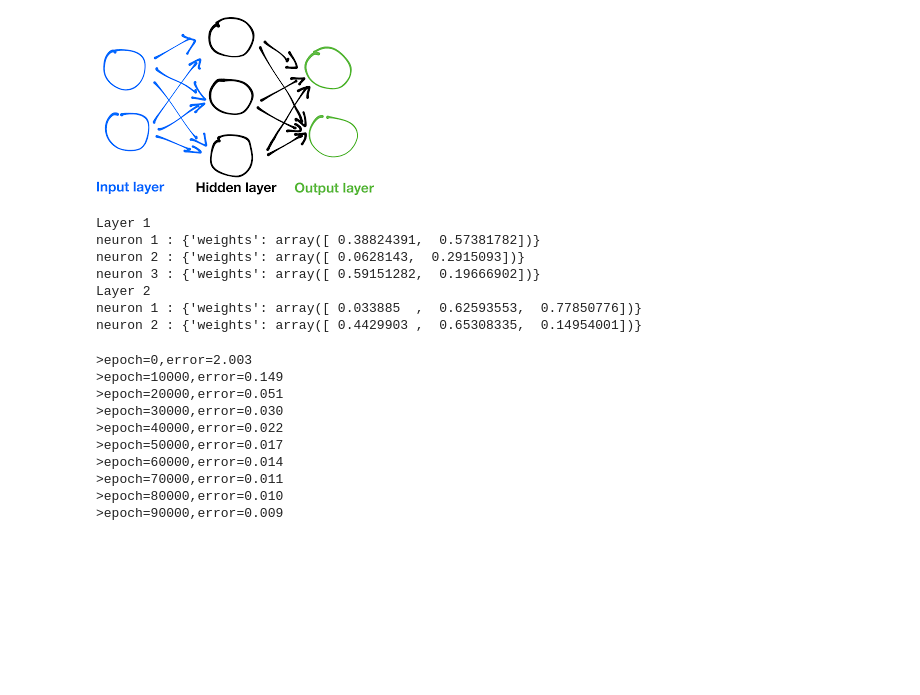
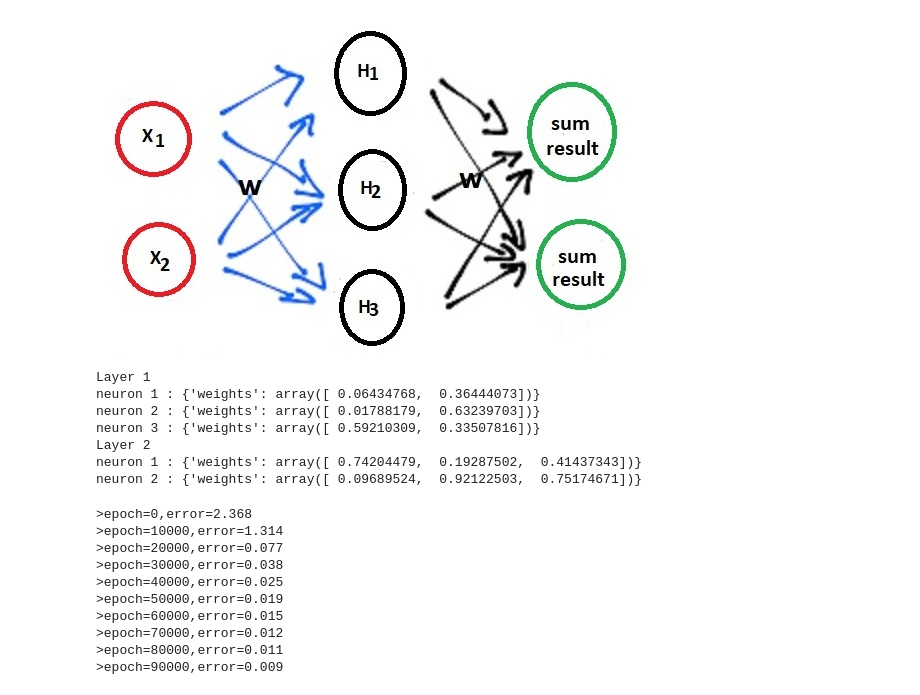
Before and after one commit to Madhu009/Deep-math-machine-learning.ai, a Jupyter notebook: Neural_Networks/Artificial-Neural-Network_from_scratch.ipynb, the cells around one changed output. Cells and saved outputs as stored; diff of their text form; code cells hidden in the pictures; blank space fills up the shorter version.

```diff
--- a/Neural_Networks/Artificial-Neural-Network_from_scratch.ipynb
+++ b/Neural_Networks/Artificial-Neural-Network_from_scratch.ipynb
@@ -14,37 +15,39 @@ def print_network(net):
             print("neuron {} :".format(j),neuron)
 # %%
 def initialize_network():
+
     input_neurons=len(X[0])
     hidden_neurons=input_neurons+1
     output_neurons=2
 
     n_hidden_layers=1
 
-    network=list()
+    net=list()
 
     for h in range(n_hidden_layers):
         if h!=0:
-            input_neurons=len(network[-1])
+            input_neurons=len(net[-1])
+
         hidden_layer = [ { 'weights': np.random.uniform(size=input_neurons)} for i in range(hidden_neurons) ]
-        network.append(hidden_layer)
+        net.append(hidden_layer)
 
     output_layer = [ { 'weights': np.random.uniform(size=hidden_neurons)} for i in range(output_neurons)]
-    network.append(output_layer)
+    net.append(output_layer)
 
-    return network
+    return net
 # %%
 net=initialize_network()
-display(Image("img/network.png"))
+display(Image("img/network.jpg"))
 print_network(net)
 # %% [output]
-[figure, old version]
+[figure, new version]
 Layer 1
-neuron 1 : {'weights': array([ 0.38824391,  0.57381782])}
-neuron 2 : {'weights': array([ 0.0628143,  0.2915093])}
-neuron 3 : {'weights': array([ 0.59151282,  0.19666902])}
+neuron 1 : {'weights': array([ 0.06434768,  0.36444073])}
+neuron 2 : {'weights': array([ 0.01788179,  0.63239703])}
+neuron 3 : {'weights': array([ 0.59210309,  0.33507816])}
 Layer 2
-neuron 1 : {'weights': array([ 0.033885  ,  0.62593553,  0.77850776])}
-neuron 2 : {'weights': array([ 0.4429903 ,  0.65308335,  0.14954001])}
+neuron 1 : {'weights': array([ 0.74204479,  0.19287502,  0.41437343])}
+neuron 2 : {'weights': array([ 0.09689524,  0.92122503,  0.75174671])}
 # %%
 def activate_sigmoid(sum):
     return (1/(1+np.exp(-sum)))
@@ -114,13 +120,13 @@ def training(net, epochs,lrate,n_outputs):
 # %%
-training(net,100000, 0.05,2)
+errors=training(net,100000, 0.05,2)
 # %% [output]
->epoch=0,error=2.003
->epoch=10000,error=0.149
->epoch=20000,error=0.051
->epoch=30000,error=0.030
->epoch=40000,error=0.022
->epoch=50000,error=0.017
->epoch=60000,error=0.014
->epoch=70000,error=0.011
->epoch=80000,error=0.010
+>epoch=0,error=2.368
+>epoch=10000,error=1.314
+>epoch=20000,error=0.077
+>epoch=30000,error=0.038
+>epoch=40000,error=0.025
+>epoch=50000,error=0.019
+>epoch=60000,error=0.015
+>epoch=70000,error=0.012
+>epoch=80000,error=0.011
 >epoch=90000,error=0.009
```
Also changed, not shown: parts of 9 cells of this notebook, 1 other file.
